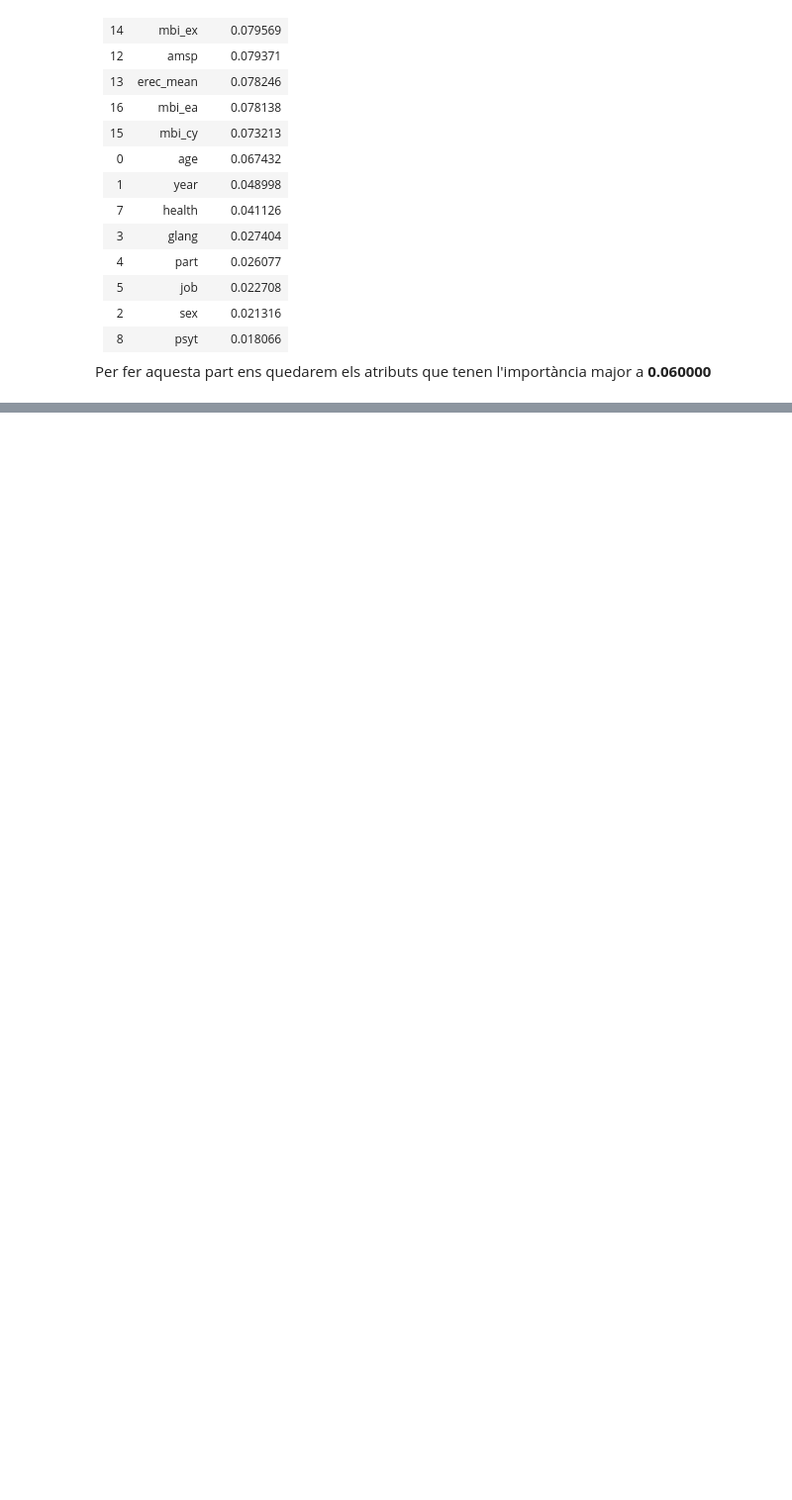
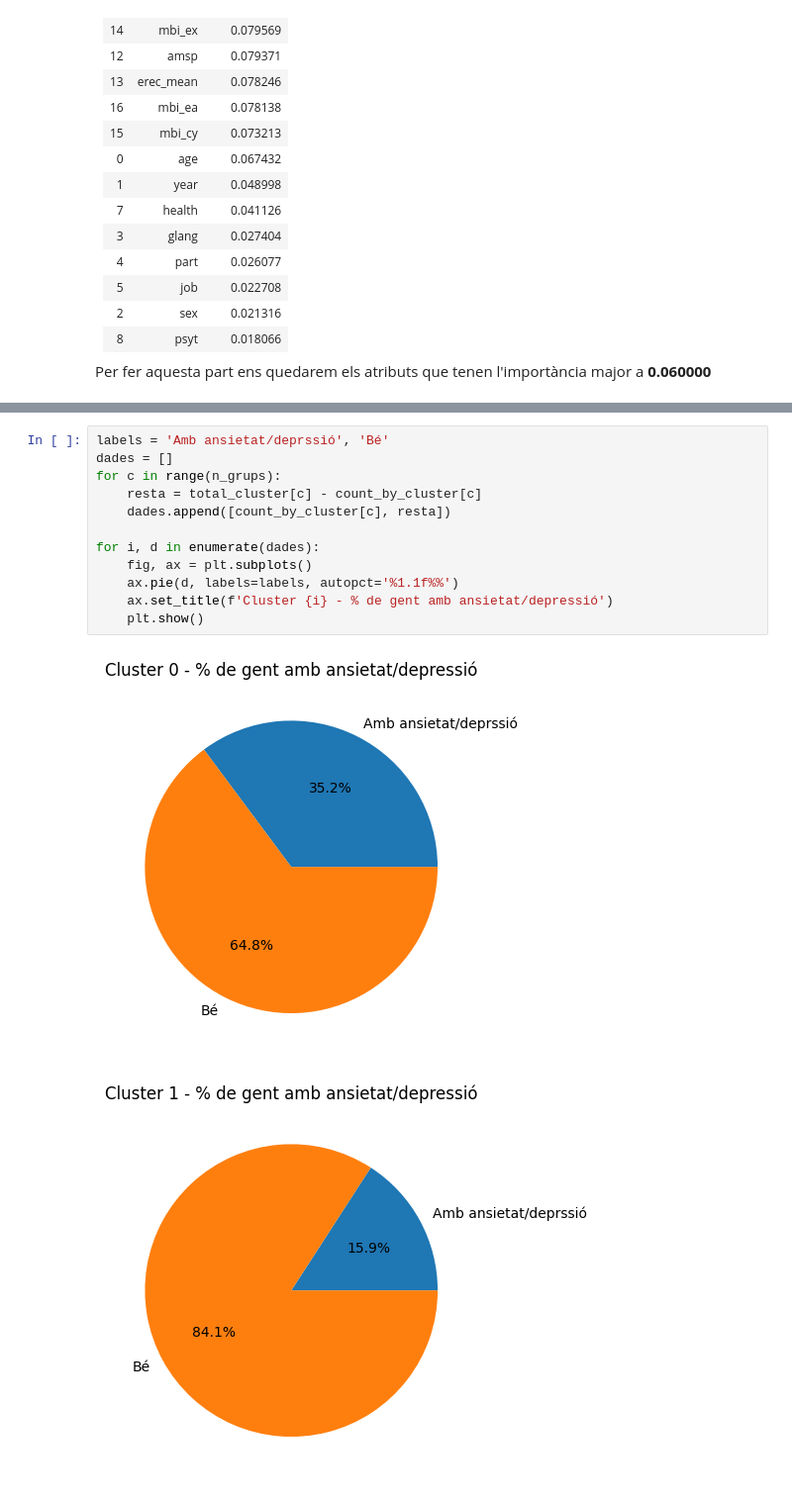
Before and after one commit to DCC-UAB/ACproject-07, a Jupyter notebook: codi/gaussianMixture.ipynb, the cells around one changed output, grey strips where cells are left out. Shown at 99% size. Cells and saved outputs as stored; diff of their text form; blank space fills up the shorter version.

```diff
--- a/codi/gaussianMixture.ipynb
+++ b/codi/gaussianMixture.ipynb
@@ -217,0 +372,15 @@ X_rf = X['jspe', 'qcae_cog', 'stud_h', 'qcae_aff', 'mbi_ex', 'amsp', 'erec_mean'
+# %%
+labels = 'Amb ansietat/deprssió', 'Bé'
+dades = []
+for c in range(n_grups):
+    resta = total_cluster[c] - count_by_cluster[c]
+    dades.append([count_by_cluster[c], resta])
+
+for i, d in enumerate(dades):
+    fig, ax = plt.subplots()
+    ax.pie(d, labels=labels, autopct='%1.1f%%')
+    ax.set_title(f'Cluster {i} - % de gent amb ansietat/depressió')
+    plt.show()
+# %% [output]
+[figure, added]
+[figure, added]
```
Also changed, not shown: parts of 40 cells of this notebook.
